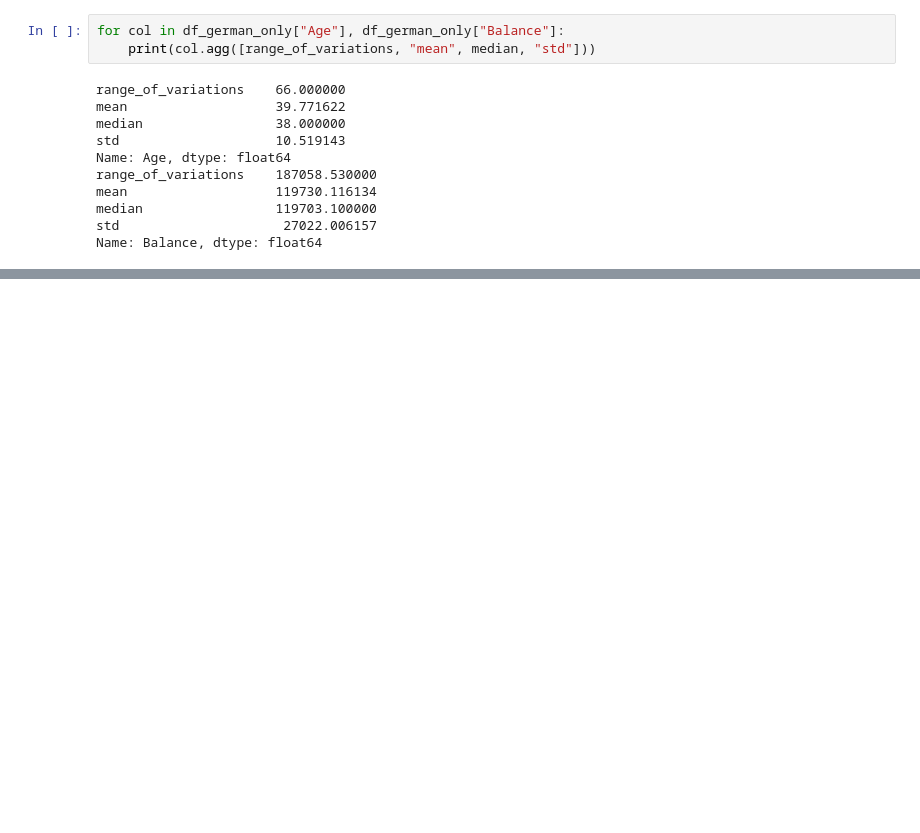
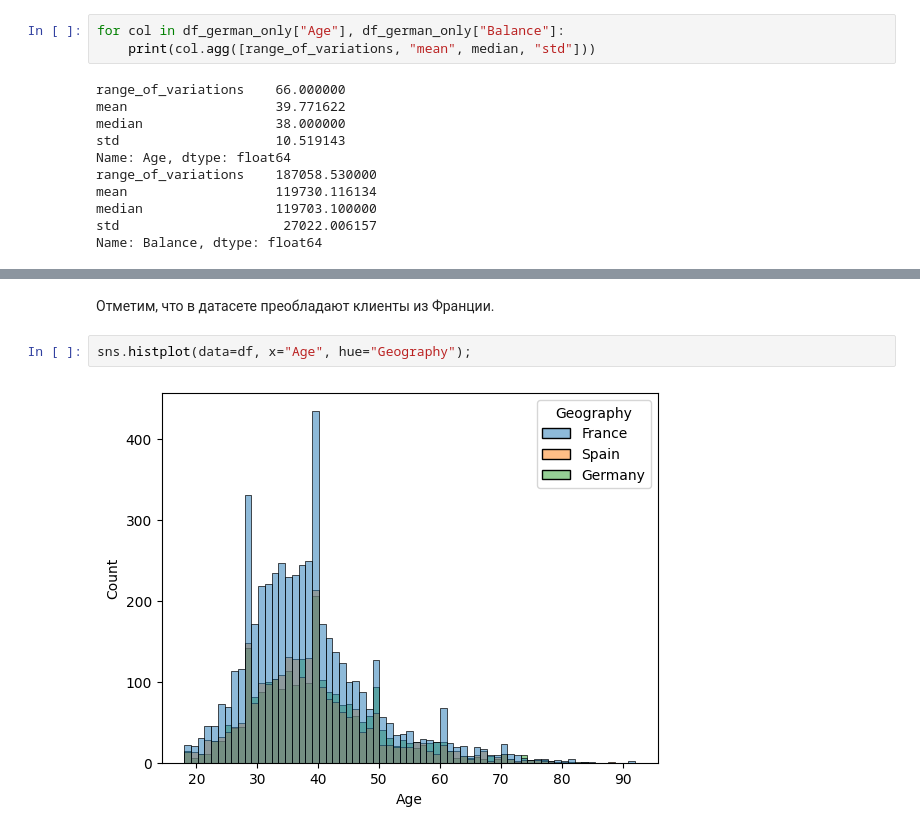
Before and after one commit to Nickolay-A/DS04, a Jupyter notebook: ДЗ_14_Бруцкий-Стемпковский/ДЗ_14.ipynb, the cells around one changed output, grey strips where cells are left out. Saved outputs shown, nothing was run; the diff lists cells and outputs as text; blank space fills up the shorter version.

```diff
--- a/ДЗ_14_Бруцкий-Стемпковский/ДЗ_14.ipynb
+++ b/ДЗ_14_Бруцкий-Стемпковский/ДЗ_14.ipynb
@@ -97,0 +110,6 @@ Name: Balance, dtype: float64
+# %% [markdown]
+Отметим, что в датасете преобладают клиенты из Франции.
+# %%
+sns.histplot(data=df, x="Age", hue="Geography");
+# %% [output]
+[figure, added]
```
Also changed, not shown: parts of 14 cells of this notebook.
